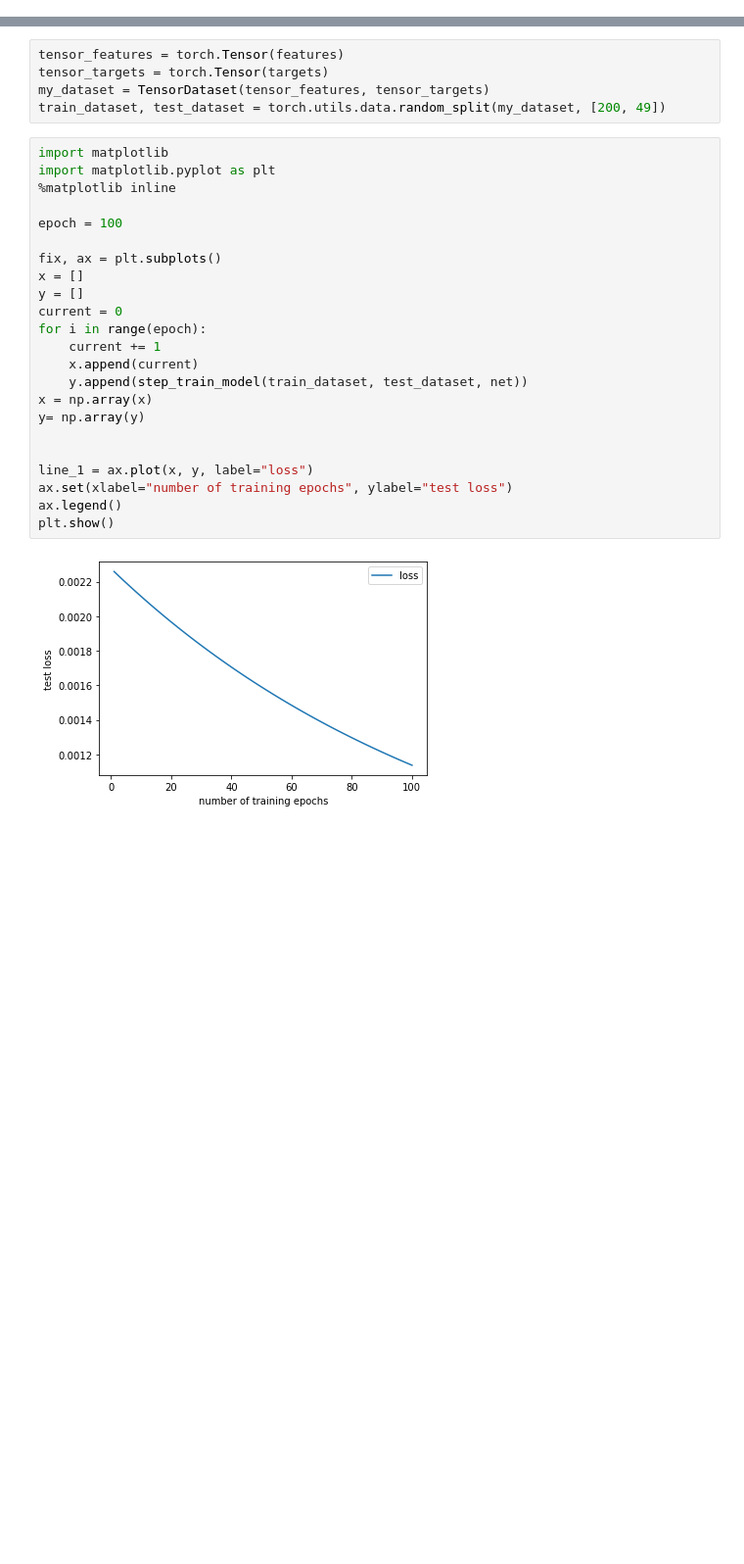
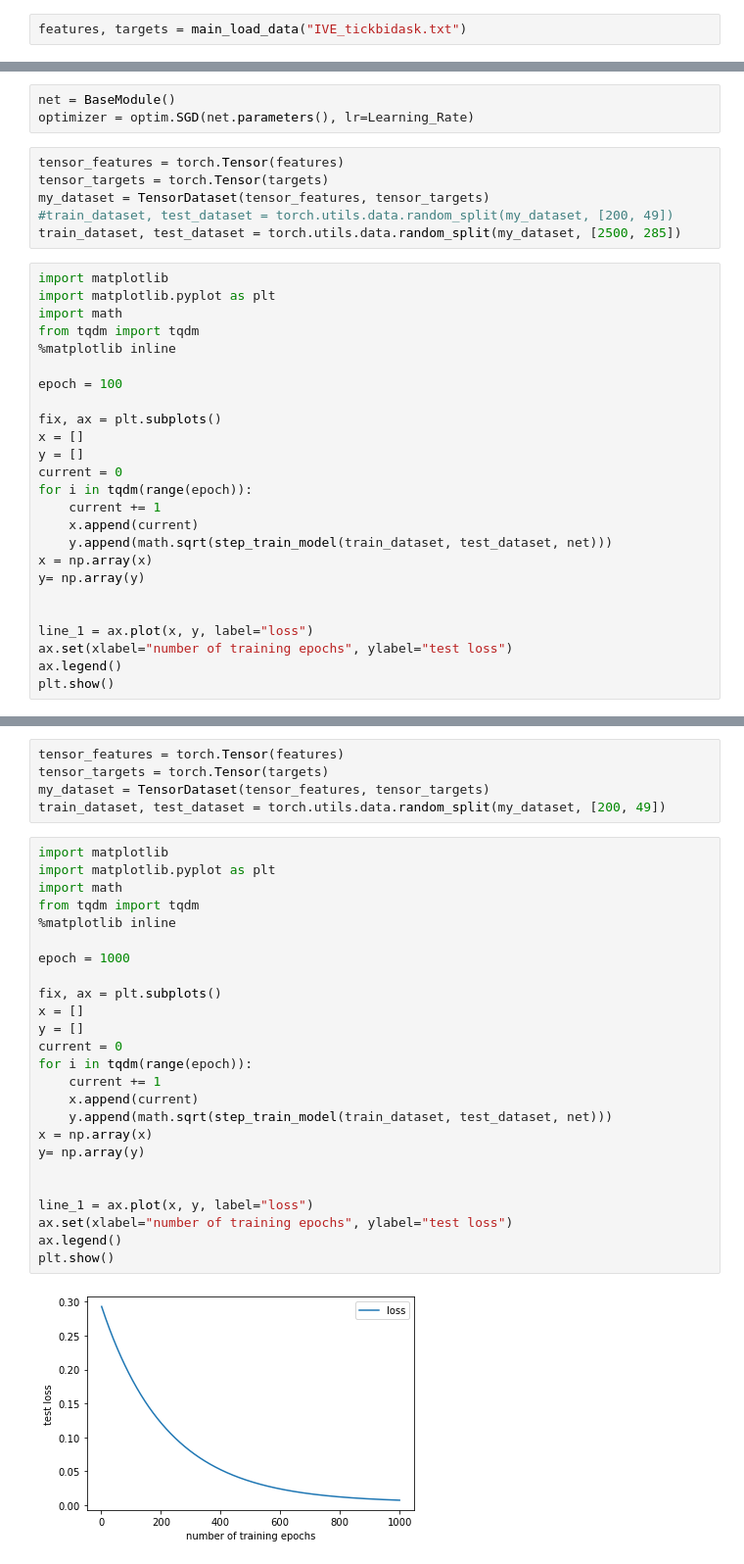
Before and after one commit to tzk524/deep_learning_final_project, a Jupyter notebook: baseline_model.ipynb, the cells around one changed output, grey strips where cells are left out. Shown: that part at 98% size. Saved outputs shown, nothing was run; the diff lists cells and outputs as text; blank space fills up the shorter version.

```diff
--- a/baseline_model.ipynb
+++ b/baseline_model.ipynb
@@ -59,3 +60,5 @@ def main_load_data(path):
     df['Minute'] = df['Time'].apply(lambda x: x.minute)
     features, targets = gen_features_and_targets(df)
     return features, targets
+# %%
+features, targets = main_load_data("IVE_tickbidask.txt")
@@ -61,0 +118,34 @@ def main_load_data(path):
+# %%
+net = BaseModule()
+optimizer = optim.SGD(net.parameters(), lr=Learning_Rate)
+# %%
+tensor_features = torch.Tensor(features)
+tensor_targets = torch.Tensor(targets)
+my_dataset = TensorDataset(tensor_features, tensor_targets)
+#train_dataset, test_dataset = torch.utils.data.random_split(my_dataset, [200, 49])
+train_dataset, test_dataset = torch.utils.data.random_split(my_dataset, [2500, 285])
+# %%
+import matplotlib
+import matplotlib.pyplot as plt
+import math
+from tqdm import tqdm
+%matplotlib inline
+
+epoch = 100
+
+fix, ax = plt.subplots()
+x = []
+y = []
+current = 0
+for i in tqdm(range(epoch)):
+    current += 1
+    x.append(current)
+    y.append(math.sqrt(step_train_model(train_dataset, test_dataset, net)))
+x = np.array(x)
+y= np.array(y)
+
+
+line_1 = ax.plot(x, y, label="loss")
+ax.set(xlabel="number of training epochs", ylabel="test loss")
+ax.legend()
+plt.show()
@@ -121,25 +164,27 @@ train_dataset, test_dataset = torch.utils.data.random_split(my_dataset, [200, 49
 # %%
 import matplotlib
 import matplotlib.pyplot as plt
+import math
+from tqdm import tqdm
 %matplotlib inline
 
-epoch = 100
+epoch = 1000
 
 fix, ax = plt.subplots()
 x = []
 y = []
 current = 0
-for i in range(epoch):
+for i in tqdm(range(epoch)):
     current += 1
     x.append(current)
-    y.append(step_train_model(train_dataset, test_dataset, net))
+    y.append(math.sqrt(step_train_model(train_dataset, test_dataset, net)))
 x = np.array(x)
 y= np.array(y)
 
 
 line_1 = ax.plot(x, y, label="loss")
 ax.set(xlabel="number of training epochs", ylabel="test loss")
 ax.legend()
 plt.show()
 # %% [output]
-[figure, old version]
+[figure, new version]
```
Also changed, not shown: parts of 6 cells of this notebook.
